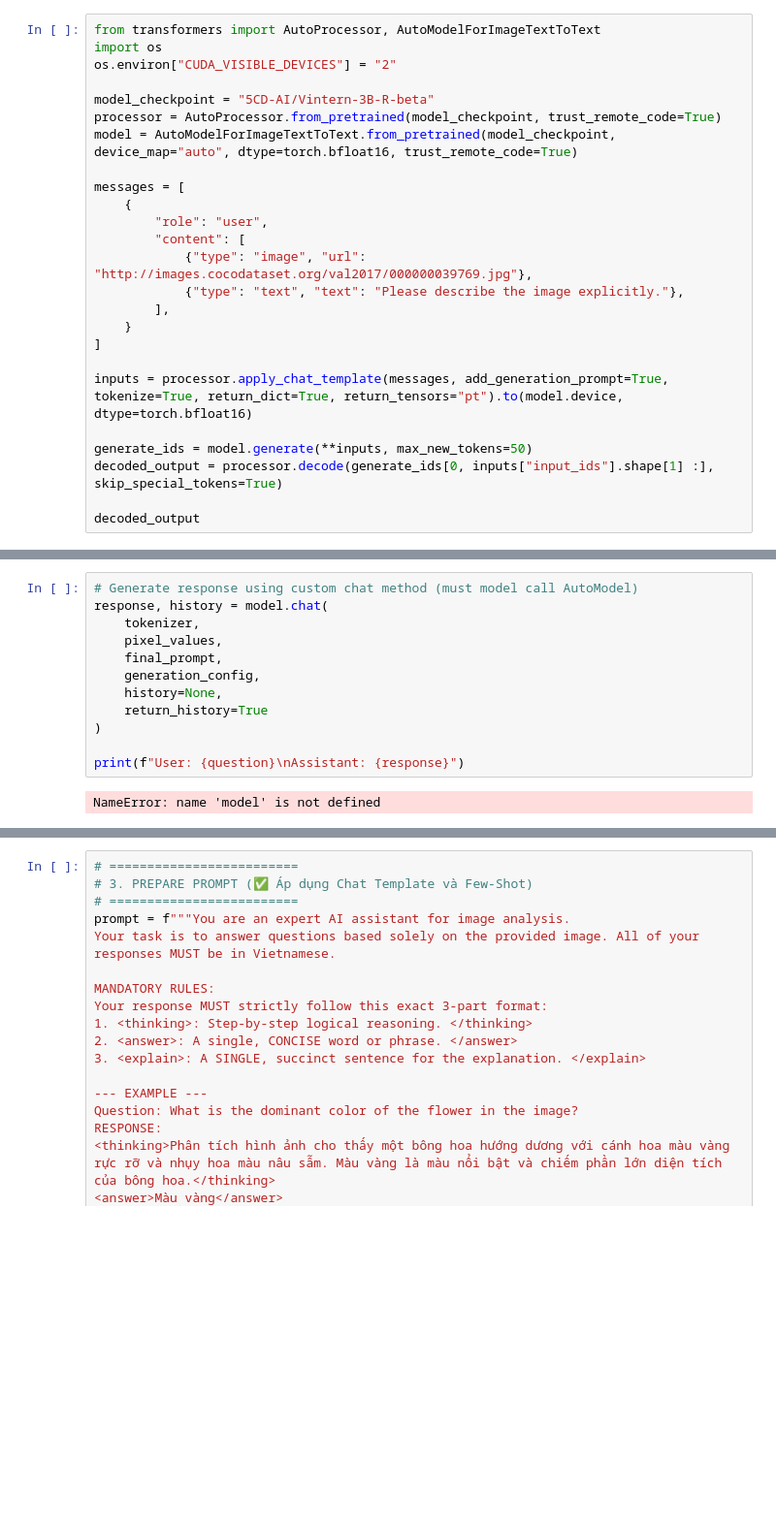
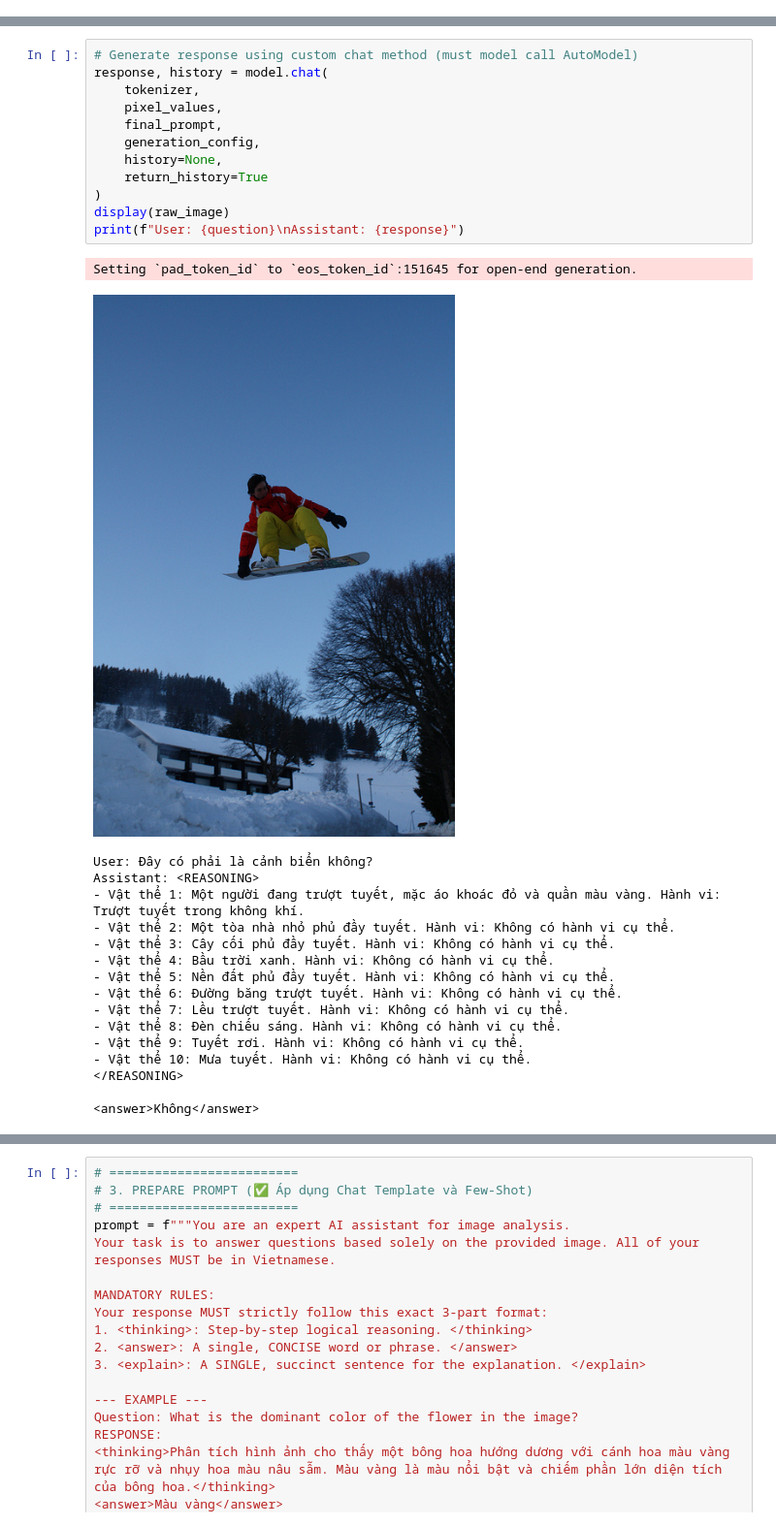
Before and after one commit to duongtruongbinh/vqa-nle, a Jupyter notebook: notebooks/inferences_vlms.ipynb, the cells around one changed output, grey strips where cells are left out. Shown at 97% size. Cells and saved outputs as stored; diff of their text form; blank space fills up the shorter version.

```diff
--- a/notebooks/inferences_vlms.ipynb
+++ b/notebooks/inferences_vlms.ipynb
@@ -66,25 +152,0 @@ OutOfMemoryError: CUDA out of memory. Tried to allocate 44.00 MiB. GPU 0 has a t
-# %%
-from transformers import AutoProcessor, AutoModelForImageTextToText
-import os
-os.environ["CUDA_VISIBLE_DEVICES"] = "2"
-
-model_checkpoint = "5CD-AI/Vintern-3B-R-beta"
-processor = AutoProcessor.from_pretrained(model_checkpoint, trust_remote_code=True)
-model = AutoModelForImageTextToText.from_pretrained(model_checkpoint, device_map="auto", dtype=torch.bfloat16, trust_remote_code=True)
-
-messages = [
-    {
-        "role": "user",
-        "content": [
-            {"type": "image", "url": "http://images.cocodataset.org/val2017/000000039769.jpg"},
-            {"type": "text", "text": "Please describe the image explicitly."},
-        ],
-    }
-]
-
-inputs = processor.apply_chat_template(messages, add_generation_prompt=True, tokenize=True, return_dict=True, return_tensors="pt").to(model.device, dtype=torch.bfloat16)
-
-generate_ids = model.generate(**inputs, max_new_tokens=50)
-decoded_output = processor.decode(generate_ids[0, inputs["input_ids"].shape[1] :], skip_special_tokens=True)
-
-decoded_output
@@ -235,17 +294,33 @@ def load_image(image_file, input_size=448, max_num=12):
 # %%
 # Generate response using custom chat method (must model call AutoModel)
 response, history = model.chat(
     tokenizer,
     pixel_values,
     final_prompt,
     generation_config,
     history=None,
     return_history=True
 )
-
+display(raw_image)
 print(f"User: {question}\nAssistant: {response}")
 # %% [output]
-NameError: name 'model' is not defined
+Setting `pad_token_id` to `eos_token_id`:151645 for open-end generation.
+[figure, added]
+User: Đây có phải là cảnh biển không?
+Assistant: <REASONING>
+- Vật thể 1: Một người đang trượt tuyết, mặc áo khoác đỏ và quần màu vàng. Hành vi: Trượt tuyết trong không khí.
+- Vật thể 2: Một tòa nhà nhỏ phủ đầy tuyết. Hành vi: Không có hành vi cụ thể.
+- Vật thể 3: Cây cối phủ đầy tuyết. Hành vi: Không có hành vi cụ thể.
+- Vật thể 4: Bầu trời xanh. Hành vi: Không có hành vi cụ thể.
+- Vật thể 5: Nền đất phủ đầy tuyết. Hành vi: Không có hành vi cụ thể.
+- Vật thể 6: Đường băng trượt tuyết. Hành vi: Không có hành vi cụ thể.
+- Vật thể 7: Lều trượt tuyết. Hành vi: Không có hành vi cụ thể.
+- Vật thể 8: Đèn chiếu sáng. Hành vi: Không có hành vi cụ thể.
+- Vật thể 9: Tuyết rơi. Hành vi: Không có hành vi cụ thể.
+- Vật thể 10: Mưa tuyết. Hành vi: Không có hành vi cụ thể.
+</REASONING>
+
+<answer>Không</answer>
 # %%
 # 5) Gọi generate (chú ý: KHÔNG cần image_flags; model tìm theo IMG_CONTEXT)
 out = model.generate(
```
Also changed, not shown: parts of 10 cells of this notebook, 21 other files.
